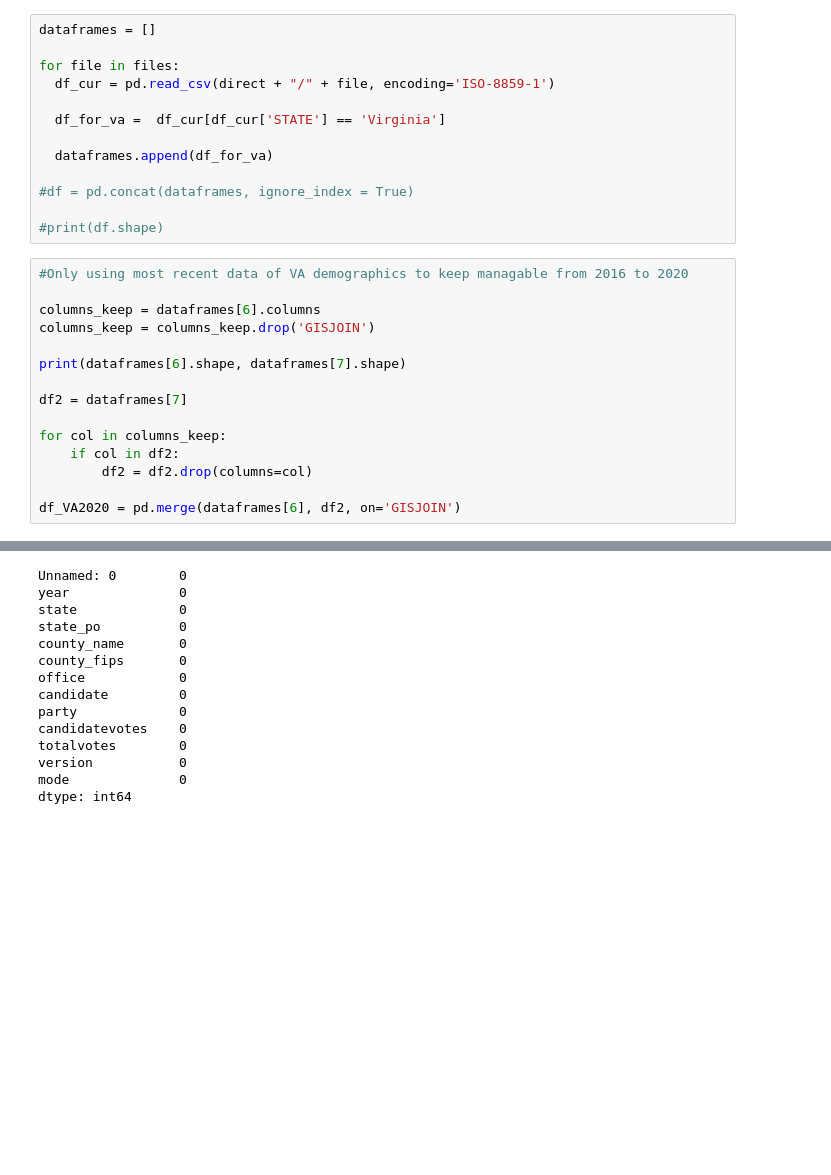
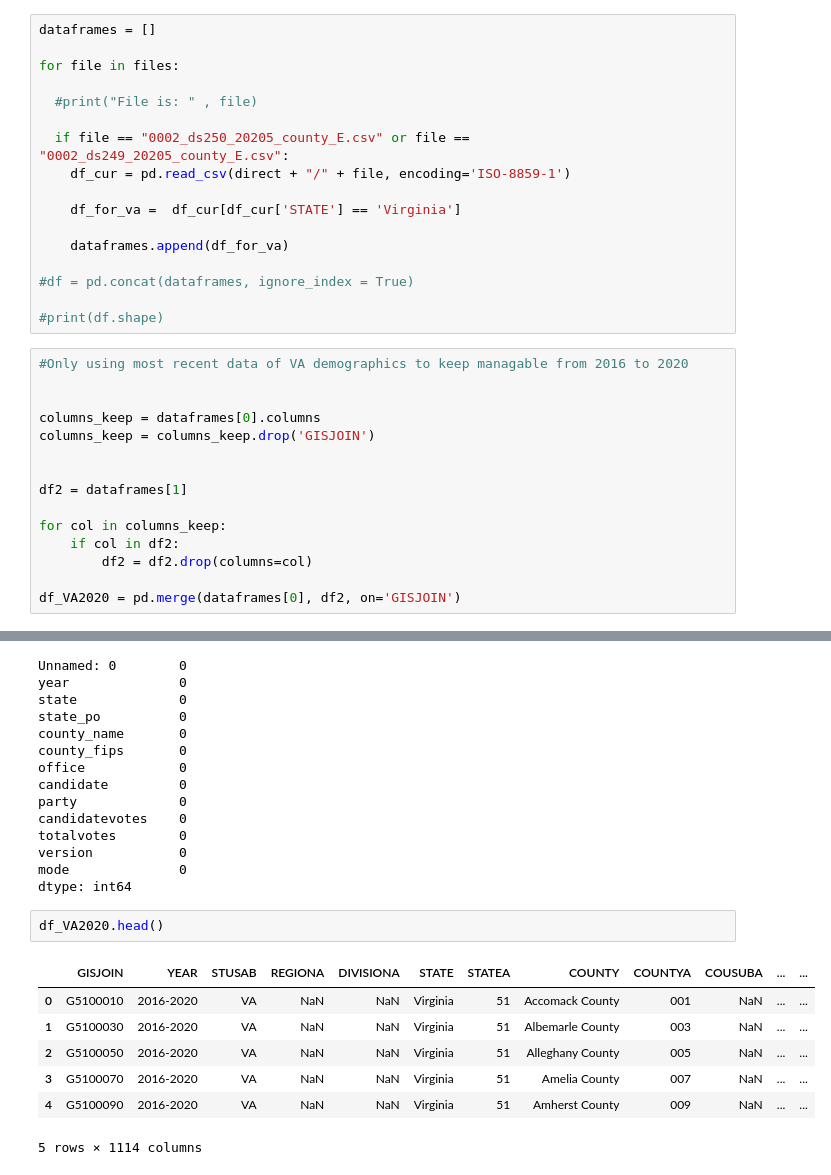
Before and after one commit to dha5sm/project_voting, a Jupyter notebook: Data_exploration_project_voting.ipynb, the cells around one changed output, grey strips where cells are left out. Cells and saved outputs as stored; diff of their text form; blank space fills up the shorter version.

```diff
--- a/Data_exploration_project_voting.ipynb
+++ b/Data_exploration_project_voting.ipynb
@@ -35,11 +35,15 @@ print(len(files))
 dataframes = []
 
 for file in files:
-  df_cur = pd.read_csv(direct + "/" + file, encoding='ISO-8859-1')
 
-  df_for_va =  df_cur[df_cur['STATE'] == 'Virginia']
+  #print("File is: " , file)
 
-  dataframes.append(df_for_va)
+  if file == "0002_ds250_20205_county_E.csv" or file == "0002_ds249_20205_county_E.csv":
+    df_cur = pd.read_csv(direct + "/" + file, encoding='ISO-8859-1')
+
+    df_for_va =  df_cur[df_cur['STATE'] == 'Virginia']
+
+    dataframes.append(df_for_va)
 
 #df = pd.concat(dataframes, ignore_index = True)
 
@@ -47,15 +51,15 @@ for file in files:
 # %%
 #Only using most recent data of VA demographics to keep managable from 2016 to 2020
 
-columns_keep = dataframes[6].columns
+
+columns_keep = dataframes[0].columns
 columns_keep = columns_keep.drop('GISJOIN')
 
-print(dataframes[6].shape, dataframes[7].shape)
 
-df2 = dataframes[7]
+df2 = dataframes[1]
 
 for col in columns_keep:
     if col in df2:
         df2 = df2.drop(columns=col)
 
-df_VA2020 = pd.merge(dataframes[6], df2, on='GISJOIN')
+df_VA2020 = pd.merge(dataframes[0], df2, on='GISJOIN')
@@ -90,3 +92,13 @@ totalvotes        0
 version           0
 mode              0
 dtype: int64
+# %%
+df_VA2020.head()
+# %% [output]
+|  | GISJOIN | YEAR | STUSAB | REGIONA | DIVISIONA | STATE | STATEA | COUNTY | COUNTYA | COUSUBA | ... | ... |
+| 0 | G5100010 | 2016-2020 | VA | NaN | NaN | Virginia | 51 | Accomack County | 001 | NaN | ... | ... |
+| 1 | G5100030 | 2016-2020 | VA | NaN | NaN | Virginia | 51 | Albemarle County | 003 | NaN | ... | ... |
+| 2 | G5100050 | 2016-2020 | VA | NaN | NaN | Virginia | 51 | Alleghany County | 005 | NaN | ... | ... |
+| 3 | G5100070 | 2016-2020 | VA | NaN | NaN | Virginia | 51 | Amelia County | 007 | NaN | ... | ... |
+| 4 | G5100090 | 2016-2020 | VA | NaN | NaN | Virginia | 51 | Amherst County | 009 | NaN | ... | ... |
+5 rows × 1114 columns
```
Also changed, not shown: parts of 6 cells of this notebook.
